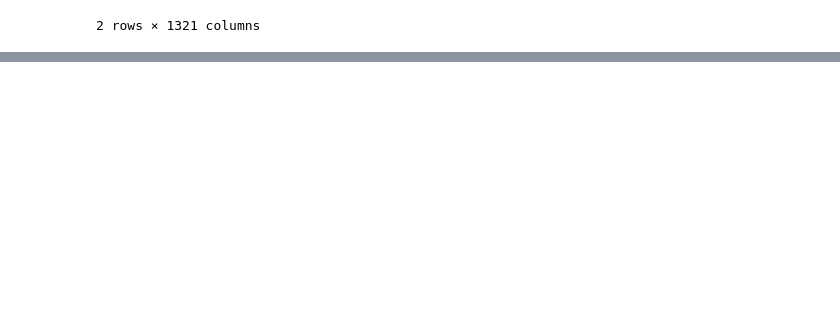
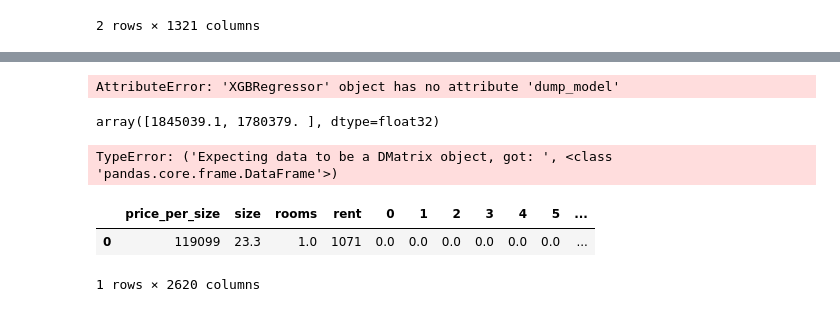
Before and after one commit to reventhtv/hemnet_chrome_plugin, a Jupyter notebook: model/model_poc.ipynb, the cells around one changed output, grey strips where cells are left out. Cells and saved outputs as stored; diff of their text form; code cells hidden in the pictures; blank space fills up the shorter version.

Commit message:
Model poc notebook for XGB

```diff
--- a/hemnet_scraper/model_poc.ipynb
+++ b/model/model_poc.ipynb
@@ -350,2 +384,0 @@ xgb_model = xgb.XGBClassifier(objective="multi:softprob", random_state=42)
-# %%
-xgb_model.fit(test_data, lables)
@@ -354,5 +385,5 @@ KeyboardInterrupt:
 # %%
-xg_reg = xgb.XGBRegressor(objective ='reg:linear', colsample_bytree = 0.3, learning_rate = 0.1,
+xg_reg = xgb.XGBRegressor(objective ='reg:squarederror', colsample_bytree = 0.3, learning_rate = 0.1,
                 max_depth = 5, alpha = 10, n_estimators = 10)
 # %%
 xg_reg.fit(test_data, lables)
@@ -402,0 +426,18 @@ ValueError: Classification metrics can't handle a mix of continuous-multioutput
+# %%
+xg_reg.dump_model('dump.raw.txt', 'featmap.txt')
+# %% [output]
+AttributeError: 'XGBRegressor' object has no attribute 'dump_model'
+# %%
+xgb_model.predict(test_data.head(2))
+# %% [output]
+array([1845039.1, 1780379. ], dtype=float32)
+# %%
+booster.predict(test_data.head(2))
+# %% [output]
+TypeError: ('Expecting data to be a DMatrix object, got: ', <class 'pandas.core.frame.DataFrame'>)
+# %%
+test_data.head(1)
+# %% [output]
+|  | price_per_size | size | rooms | rent | 0 | 1 | 2 | 3 | 4 | 5 | ... |
+| 0 | 119099 | 23.3 | 1.0 | 1071 | 0.0 | 0.0 | 0.0 | 0.0 | 0.0 | 0.0 | ... |
+1 rows × 2620 columns
```
Also changed, not shown: parts of 25 cells of this notebook, 4 other files.
